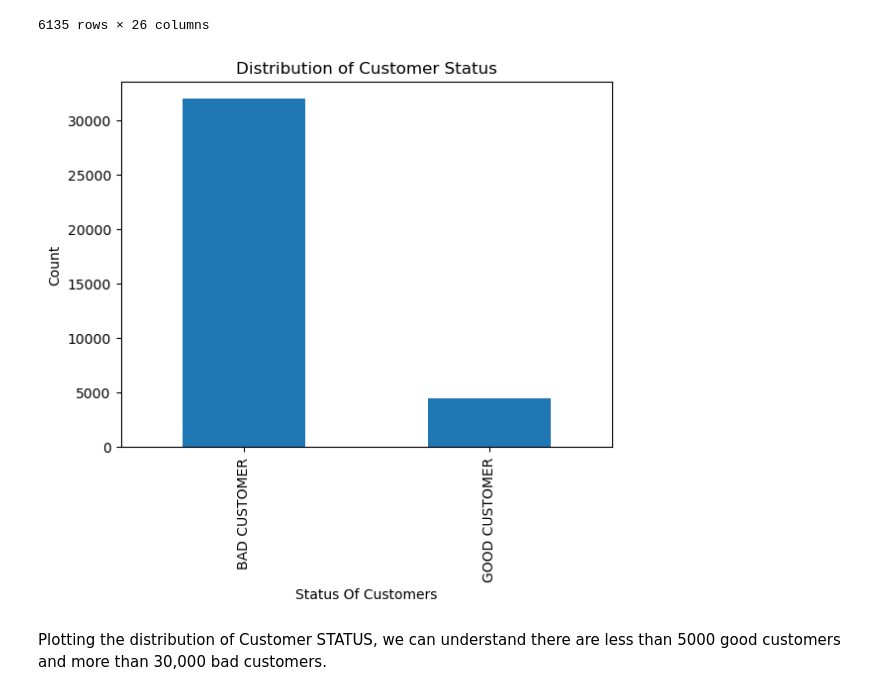
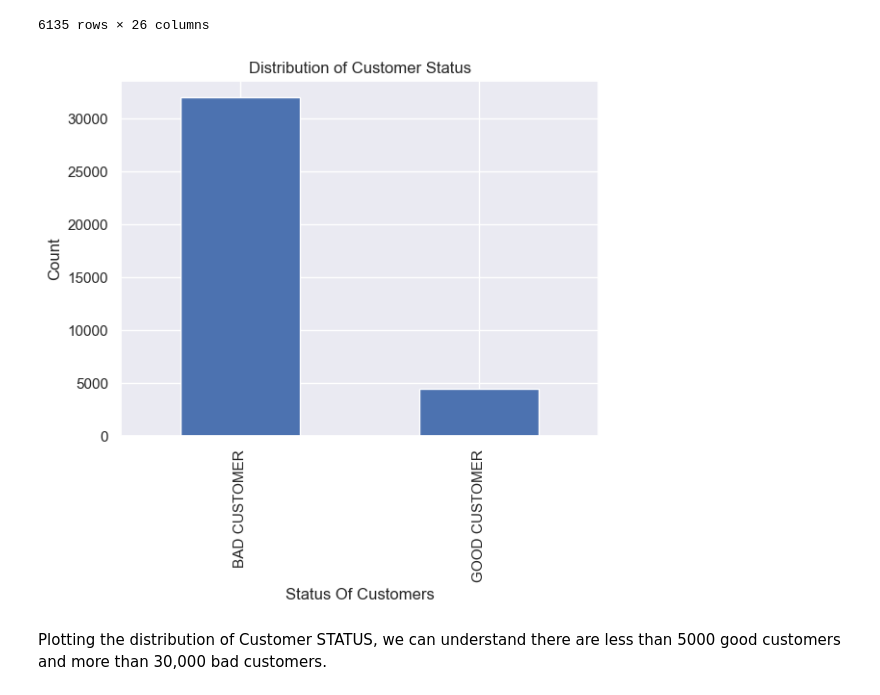
Before and after one commit to Gibi1997/Springboard-Project-Capstone-2, a Jupyter notebook: Data_wrangling.ipynb, the cells around one changed output. Drawn from its saved outputs; the diff is of its cells as text; code cells hidden in the pictures.

Commit message:
Graphs formatted

```diff
--- a/Data_wrangling.ipynb
+++ b/Data_wrangling.ipynb
@@ -482,6 +482,8 @@ df_applicant.describe().T
 # %% [markdown]
 Days_employed show some errors as max is 365243.0; which means since 1000years the person was unemployed.
 # %%
+#Plotting Distribution of applicants no. of days since employed(-ve)
+sns.set()
 df_applicant.DAYS_EMPLOYED.hist(bins=30)
 plt.xlabel('Days since employed')
 plt.ylabel('Count')
@@ -513,13 +515,14 @@ df_applicant[df_applicant['DAYS_EMPLOYED']>20000]
 df_applicant.loc[df_applicant['DAYS_EMPLOYED'] > 20000, 'DAYS_EMPLOYED'] = np.nan
 # %%
 #Distribution of STATUS column
+sns.set()
 df_applicant['STATUS'].value_counts().plot(kind='bar')
 plt.xlabel('Status Of Customers')
 plt.ylabel('Count')
 plt.title('Distribution of Customer Status')
 plt.show()
 # %% [output]
-[figure, old version]
+[figure, new version]
 # %% [markdown]
 Plotting the distribution of Customer STATUS, we can understand there are less than 5000 good customers and more than 30,000 bad customers.
 # %%
```
Also changed, not shown: parts of 1 cell of this notebook.
